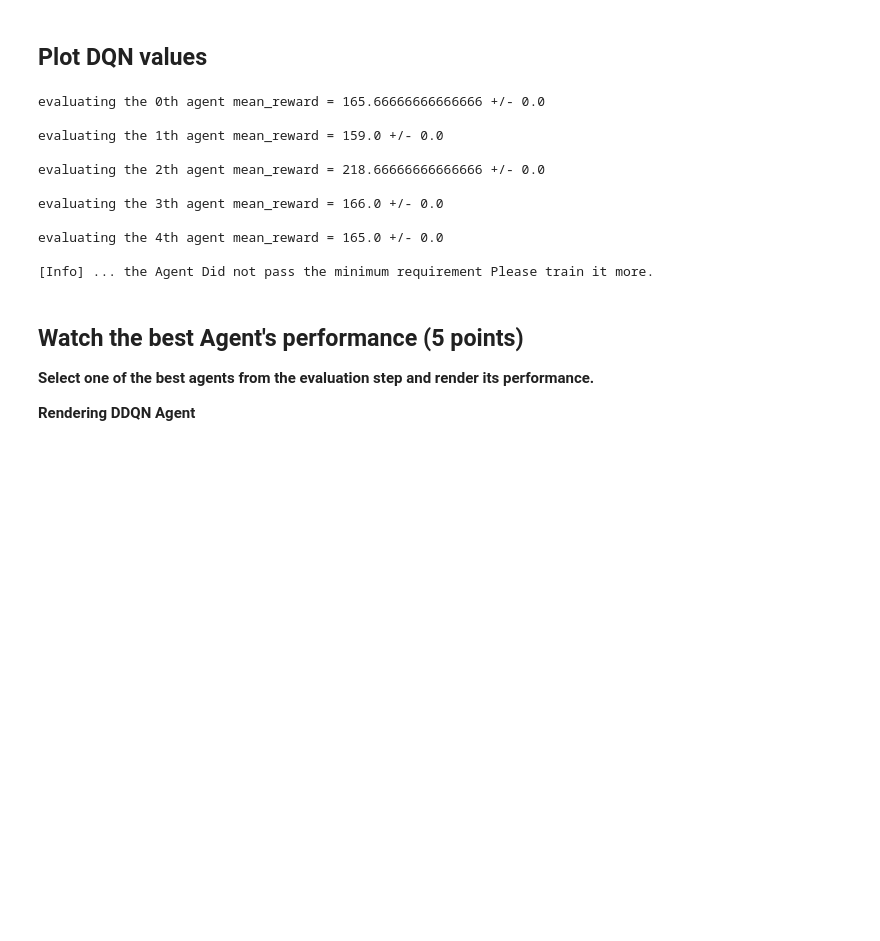
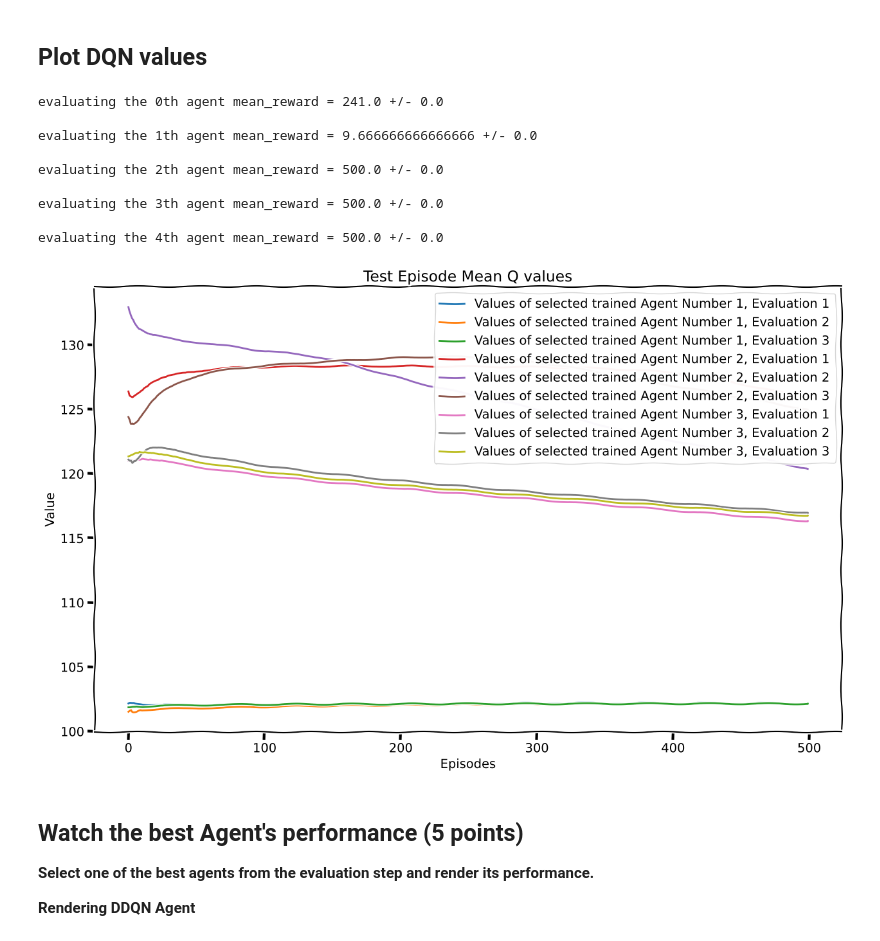
Before and after one commit to ParsaGhezelbash/Deep-RL, a Jupyter notebook: HW/HW 2/HW2_P2_DQN_vs_DDQN.ipynb, the cells around one changed output. Drawn from its saved outputs; the diff is of its cells as text; code cells hidden in the pictures; blank space fills up the shorter version.

```diff
--- a/HW/HW 2/HW2_P2_DQN_vs_DDQN.ipynb
+++ b/HW/HW 2/HW2_P2_DQN_vs_DDQN.ipynb
@@ -845,30 +814,30 @@ evaluating the 4th agent mean_reward = 79.0 +/- 0.0
 # %% [markdown]
 ## **Plot DQN values**
 # %%
-DQN_values = []
+DQN_values, DQN_rewards = [], []
 
-for i,DQN_agent in enumerate(DQN_agents):
+for i, DQN_agent in enumerate(DQN_agents):
     mean_reward, std_reward,mean_values = evaluate_policy(env, DQN_agent)
     print(f"evaluating the {i}th agent mean_reward = {mean_reward} +/- {std_reward}\n")
     if mean_reward >= 450:
         DQN_values.append(mean_values)
+    DQN_rewards.append(mean_reward)
 
 if len(DQN_values) != 0:
     plot_values(DQN_values)
 else:
     print('[Info] ... the Agent Did not pass the minimum requirement Please train it more.')
 # %% [output]
-evaluating the 0th agent mean_reward = 165.66666666666666 +/- 0.0
+evaluating the 0th agent mean_reward = 241.0 +/- 0.0
 
-evaluating the 1th agent mean_reward = 159.0 +/- 0.0
+evaluating the 1th agent mean_reward = 9.666666666666666 +/- 0.0
 
-evaluating the 2th agent mean_reward = 218.66666666666666 +/- 0.0
+evaluating the 2th agent mean_reward = 500.0 +/- 0.0
 
-evaluating the 3th agent mean_reward = 166.0 +/- 0.0
+evaluating the 3th agent mean_reward = 500.0 +/- 0.0
 
-evaluating the 4th agent mean_reward = 165.0 +/- 0.0
-
-[Info] ... the Agent Did not pass the minimum requirement Please train it more.
+evaluating the 4th agent mean_reward = 500.0 +/- 0.0
+[figure, added]
 # %% [markdown]
 ## **Watch the best Agent's performance (5 points)**
 **Select one of the best agents from the evaluation step and render its performance.**
```
Also changed, not shown: parts of 13 cells of this notebook.
